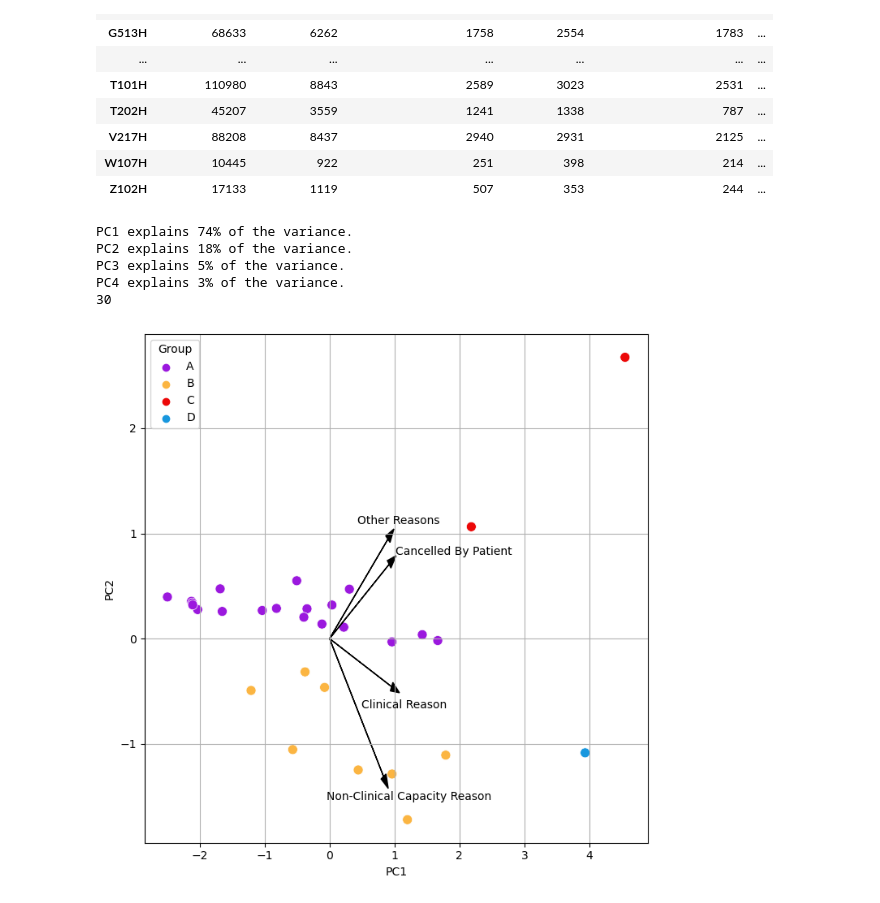
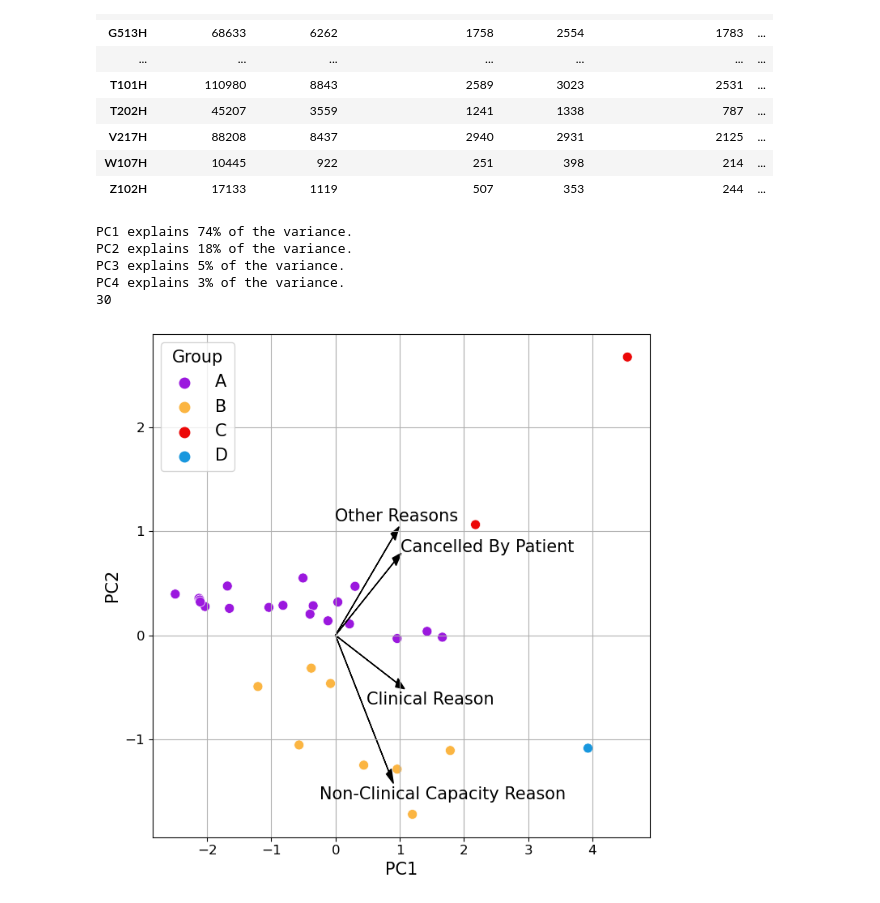
Before and after one commit to brianej/fdscw3, a Jupyter notebook: q3.ipynb, the cells around one changed output. Drawn from its saved outputs; the diff is of its cells as text; code cells hidden in the pictures.

```diff
--- a/q3.ipynb
+++ b/q3.ipynb
@@ -196,41 +196,43 @@ result_index["Group"] = group_list
 
 fig, ax = plt.subplots(figsize=(7,7))
 sns.scatterplot(x= -result_index[0], y = -result_index[1], hue=result_index["Group"], palette={"A":"#9B18DE","B":"#FBB542","C":"#EC0808","D":"#1897DE"}, s=75, hue_order=["A","B","C","D"], legend="full", edgecolors="black", linewidth=0.5)
-plt.xlabel('PC1')
-plt.ylabel('PC2')
-plt.grid()
+plt.xlabel('PC1', fontsize=15)
+plt.ylabel('PC2', fontsize=15)
 
 x = -result_index[0]
 y = -result_index[1]
 
 vec = e_vectors[:,:2]
 
 reasons = list(cancellations_hospital_clean_hos)
 reasons[0] = "Cancelled By Patient"
 reasons[1] = "Clinical Reason"
 reasons[2] = 'Non-Clinical Capacity Reason'
 reasons[3] = 'Other Reasons'
 
 plt.arrow(0, 0, -vec[0,0] * 2, -vec[0,1] * 2,color = 'black',alpha = 1,shape='full',length_includes_head=True, head_width=.09)
-plt.text(-vec[0,0]* 0.5 * 2 + 0.5, -vec[0,1] * 1 * 2 + 0.01, reasons[0])
+plt.text(-vec[0,0]* 0.5 * 2 + 0.5, -vec[0,1] * 1 * 2 + 0.01, reasons[0], fontsize=15)
 
 plt.arrow(0, 0, -vec[1,0] * 2, -vec[1,1] * 2,color = 'black',alpha = 1,shape='full',length_includes_head=True, head_width=.09)
-plt.text(-vec[1,0]* 0.5 * 2 - 0.05, -vec[1,1] * 1 * 2 - 0.15, reasons[1])
+plt.text(-vec[1,0]* 0.5 * 2 - 0.05, -vec[1,1] * 1 * 2 - 0.15, reasons[1], fontsize=15)
 
 plt.arrow(0, 0, -vec[2,0] * 2, -vec[2,1] * 2,color = 'black',alpha = 1,shape='full',length_includes_head=True, head_width=.09)
-plt.text(-vec[2,0]* 0.5 * 2 -0.5, -vec[2,1] * 1 * 2 - 0.11, reasons[2])
+plt.text(-vec[2,0]* 0.5 * 2 -0.7, -vec[2,1] * 1 * 2 - 0.15, reasons[2], fontsize=15)
 
 plt.arrow(0, 0, -vec[3,0] * 2, -vec[3,1] * 2,color = 'black',alpha = 1, shape='full',length_includes_head=True, head_width=.09)
-plt.text(-vec[3,0]* 0.5 * 2 -0.07, -vec[3,1] * 1 * 2 + 0.05, reasons[3])
+plt.text(-vec[3,0]* 0.5 * 2 -0.5, -vec[3,1] * 1 * 2 + 0.05, reasons[3], fontsize=15)
 
 
 plt.tight_layout()
-ax.get_legend()
-plt.savefig('figure2.pdf')
+plt.legend(title="Group",title_fontsize = 15, fontsize=15, markerscale=1.5)
+ax.tick_params(axis='both', which='major', labelsize=12)
+plt.grid()
+plt.plot()
+plt.savefig('figure3.pdf')
 # %% [output]
 PC1 explains 74% of the variance.
 PC2 explains 18% of the variance.
 PC3 explains 5% of the variance.
 PC4 explains 3% of the variance.
 30
-[figure, old version]
+[figure, new version]
```
Also changed, not shown: parts of 22 cells of this notebook, 4 other files.
